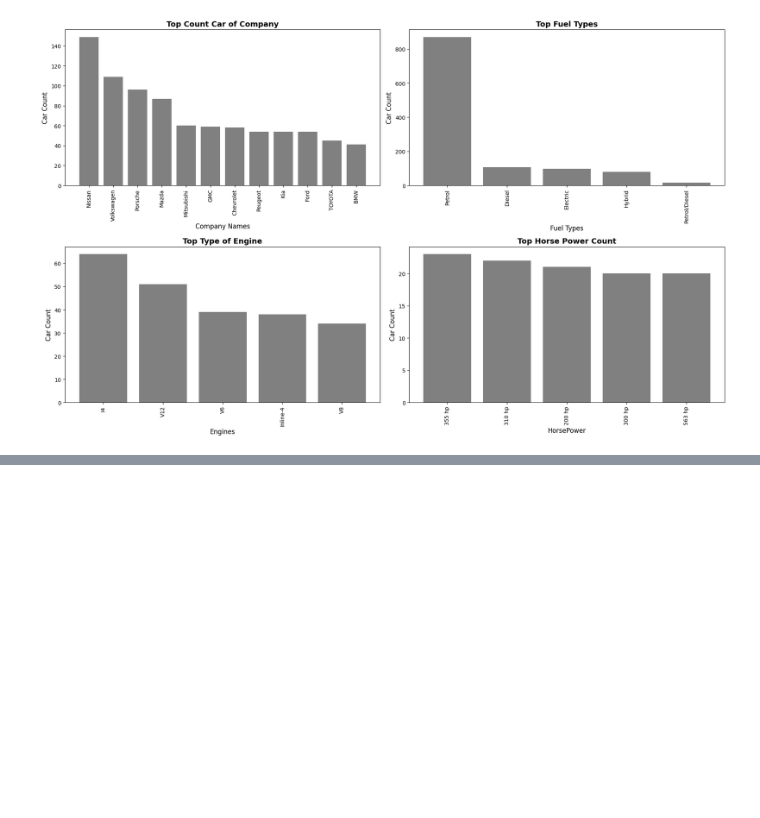
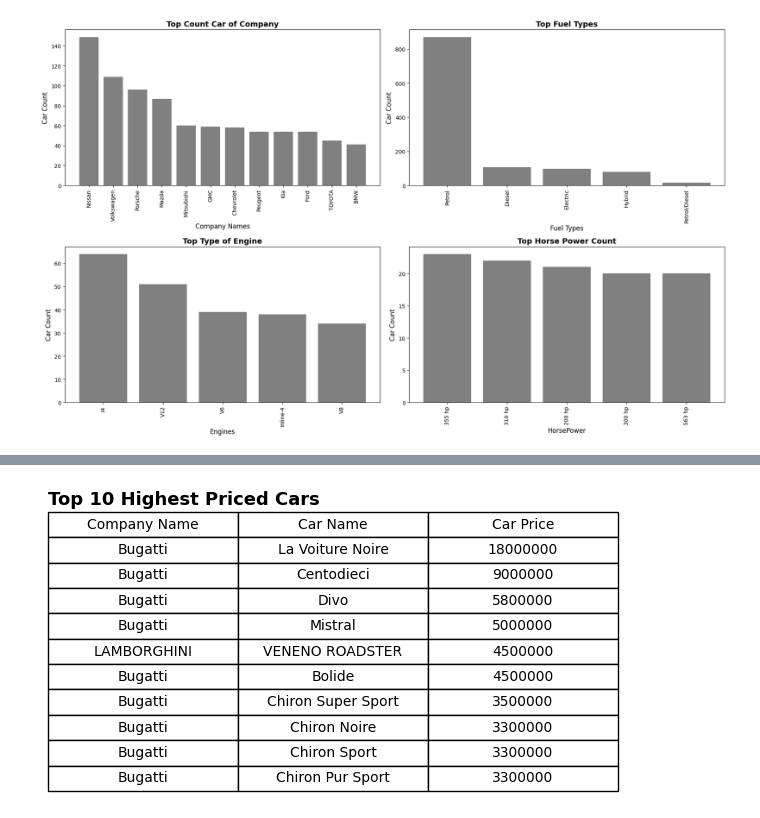
Before and after one commit to fikrihaidar/Cars-Datasets-2025-from-Kaggle, a Jupyter notebook: cars_datasets_2025_kaggle.ipynb, the cells around one changed output, grey strips where cells are left out. Drawn from its saved outputs; the diff is of its cells as text; code cells hidden in the pictures; blank space fills up the shorter version.

```diff
--- a/cars_datasets_2025_kaggle.ipynb
+++ b/cars_datasets_2025_kaggle.ipynb
@@ -163,0 +230,44 @@ plt.show()
+# %%
+
+#Top 10 Mobil Termahal
+##Urutan data berdasarkan 'Cars Prices' secara menurun dan ambil 10 teratas
+top_10_cars = (
+    data.sort_values(by='Cars Prices', ascending=False)
+        .head(10)
+        .reset_index(drop=True)
+)
+
+##Format kolom 'Cars Prices' menjadi integer tanpa desimal
+data['Cars Prices'] = data['Cars Prices'].round(0).astype(int)
+
+##Tampilkan sebagai tabel gambar
+fig, ax = plt.subplots(figsize=(6, 0.33 * len(top_10_cars)))
+ax.axis('off')
+
+table = ax.table(
+    cellText=top_10_cars[['Company Names', 'Cars Names', 'Cars Prices']].values,
+    colLabels=['Company Name', 'Car Name', 'Car Price'],
+    loc='center',
+    cellLoc='center'
+)
+
+##Tambahkan garis tepi tabel
+for cell in table.get_celld().values():
+    cell.set_edgecolor('black')
+    cell.set_linewidth(1)
+
+table.auto_set_font_size(False)
+table.set_fontsize(10)
+table.scale(1, 1.4)
+
+plt.title(
+    'Top 10 Highest Priced Cars',
+    fontsize=13,
+    fontweight='bold',
+    loc='left'
+)
+
+plt.tight_layout()
+plt.show()
+# %% [output]
+[figure, added]
```
Also changed, not shown: parts of 12 cells of this notebook.
